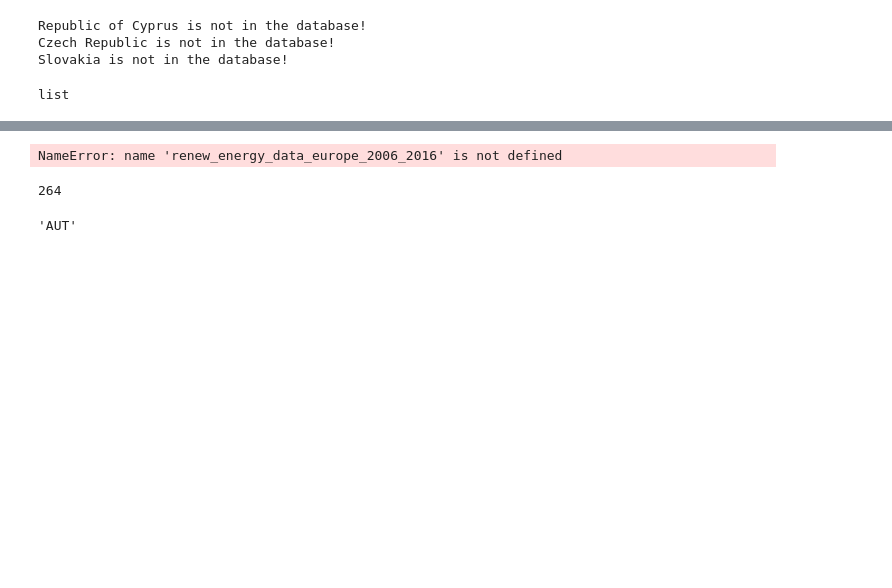
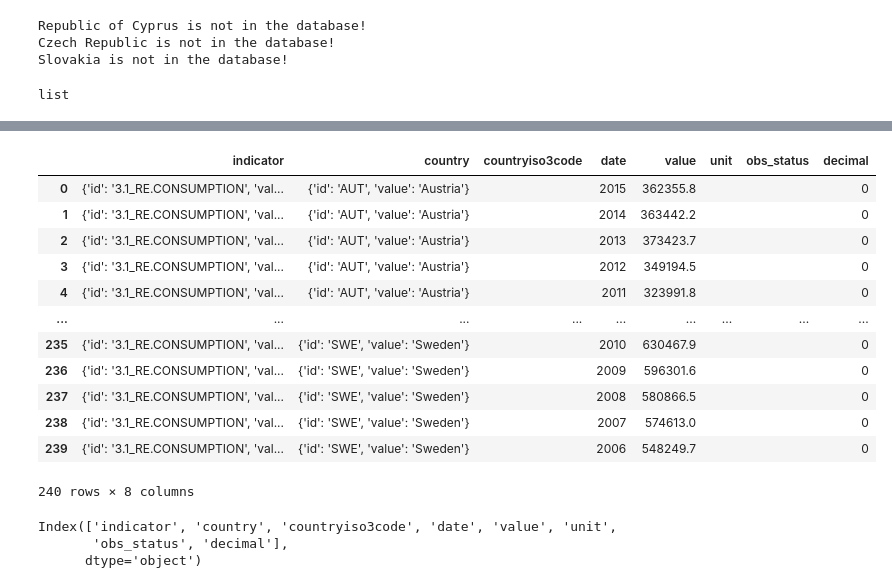
Before and after one commit to UCL-ELEC0136/1-data-acquisition-Yang-Li86, a Jupyter notebook: daps-lab1-data-acquisition.ipynb, the cells around one changed output, grey strips where cells are left out. Saved outputs shown, nothing was run; the diff lists cells and outputs as text; code cells hidden in the pictures; blank space fills up the shorter version.

Commit message:
Update daps-lab1-data-acquisition.ipynb
My best attempt without looking at the solution. Learning about JSON and the request python library from the solution.

```diff
--- a/daps-lab1-data-acquisition.ipynb
+++ b/daps-lab1-data-acquisition.ipynb
@@ -608,7 +624,7 @@ df_for_xlsx.to_excel('renew_energy_comsump_TJ_2015.xlsx')
 
 [259 rows x 8 columns]
 # %%
-data_date_2 = datetime.datetime(2006, 1, 1), datetime.datetime(2016, 12, 31)
+data_date_2 = datetime.datetime(2006, 1, 1), datetime.datetime(2015, 12, 31)
 countries = ['Austria', 'Belgium', 'Bulgaria', 'Croatia', 'Republic of Cyprus',
              'Czech Republic', 'Denmark', 'Estonia', 'Finland', 'France', 'Germany',
              'Greece', 'Hungary', 'Ireland', 'Italy', 'Latvia', 'Lithuania', 'Luxembourg',
@@ -669,16 +685,17 @@ JSONDecodeError: Expecting value: line 2 column 9 (char 9)
 # %%
-df_renew_energy_data_europe_2006_2016 = pd.DataFrame.from_dict(renew_energy_data_europe_2006_2016)
+df_renew_energy_data_europe_2006_2016 = pd.DataFrame(renew_energy_data_europe_2006_2016)
 df_renew_energy_data_europe_2006_2016
 # %% [output]
+|  | indicator | country | countryiso3code | date | value | unit | obs_status | decimal |
+| 0 | {'id': '3.1_RE.CONSUMPTION', 'val... | {'id': 'AUT', 'value': 'Austria'} |  | 2015 | 362355.8 |  |  | 0 |
+| 1 | {'id': '3.1_RE.CONSUMPTION', 'val... | {'id': 'AUT', 'value': 'Austria'} |  | 2014 | 363442.2 |  |  | 0 |
+| 2 | {'id': '3.1_RE.CONSUMPTION', 'val... | {'id': 'AUT', 'value': 'Austria'} |  | 2013 | 373423.7 |  |  | 0 |
+| 3 | {'id': '3.1_RE.CONSUMPTION', 'val... | {'id': 'AUT', 'value': 'Austria'} |  | 2012 | 349194.5 |  |  | 0 |
+| 4 | {'id': '3.1_RE.CONSUMPTION', 'val... | {'id': 'AUT', 'value': 'Austria'} |  | 2011 | 323991.8 |  |  | 0 |
+| ... | ... | ... | ... | ... | ... | ... | ... | ... |
+| 235 | {'id': '3.1_RE.CONSUMPTION', 'val... | {'id': 'SWE', 'value': 'Sweden'} |  | 2010 | 630467.9 |  |  | 0 |
+| 236 | {'id': '3.1_RE.CONSUMPTION', 'val... | {'id': 'SWE', 'value': 'Sweden'} |  | 2009 | 596301.6 |  |  | 0 |
+| 237 | {'id': '3.1_RE.CONSUMPTION', 'val... | {'id': 'SWE', 'value': 'Sweden'} |  | 2008 | 580866.5 |  |  | 0 |
+| 238 | {'id': '3.1_RE.CONSUMPTION', 'val... | {'id': 'SWE', 'value': 'Sweden'} |  | 2007 | 574613.0 |  |  | 0 |
+| 239 | {'id': '3.1_RE.CONSUMPTION', 'val... | {'id': 'SWE', 'value': 'Sweden'} |  | 2006 | 548249.7 |  |  | 0 |
-NameError: name 'renew_energy_data_europe_2006_2016' is not defined
+240 rows × 8 columns
-# %%
-len(df_renew_energy_data_europe_2006_2016)
-# %% [output]
-264
-# %%
-for country_id in country_ids:
-    for i in range(len(df_renew_energy_data_europe_2006_2016)):
-        if country_id = df_renew_energy_data_europe_2006_2016.loc[i]['country']['id']:
-            df_buffer =
-# %% [output]
-'AUT'
@@ -687,0 +702,6 @@ for country_id in country_ids:
+# %%
+df_renew_energy_data_europe_2006_2016.columns
+# %% [output]
+Index(['indicator', 'country', 'countryiso3code', 'date', 'value', 'unit',
+       'obs_status', 'decimal'],
+      dtype='object')
```
Also changed, not shown: parts of 10 cells of this notebook.
